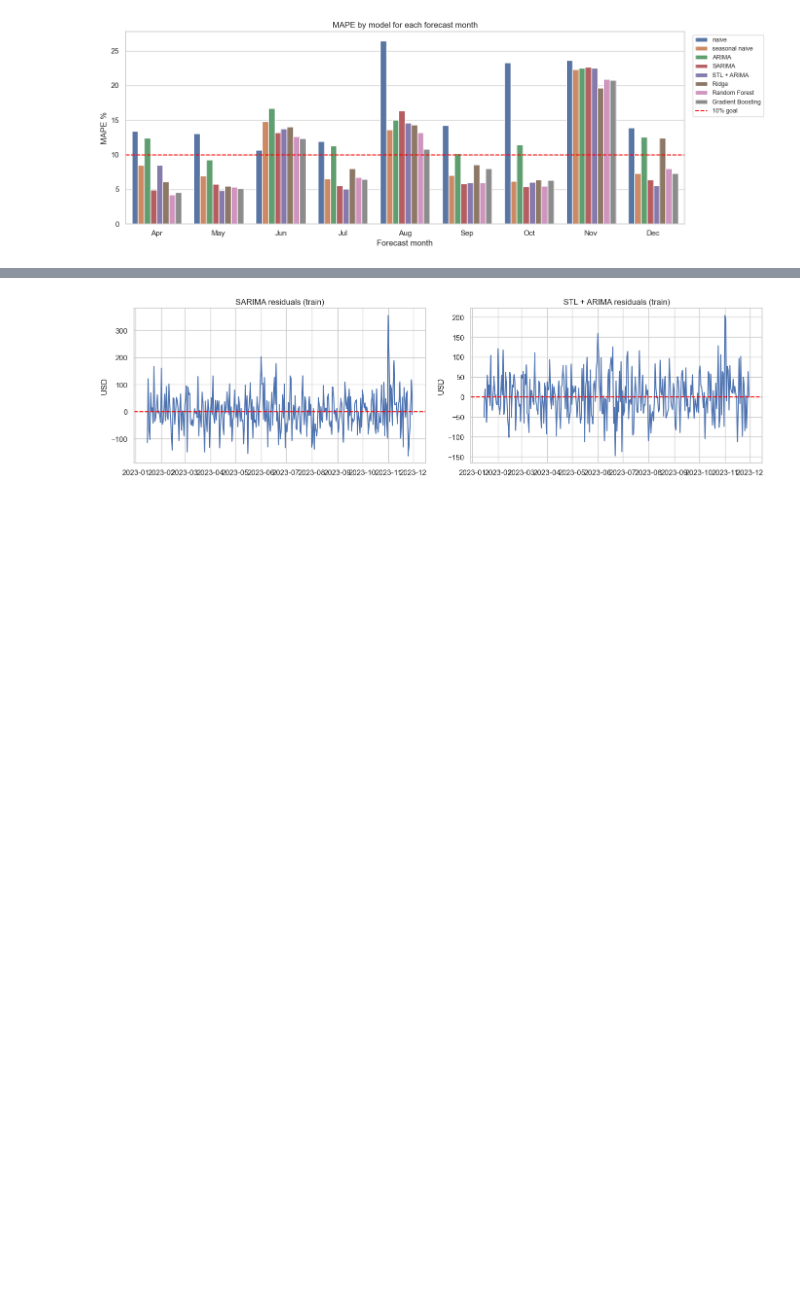
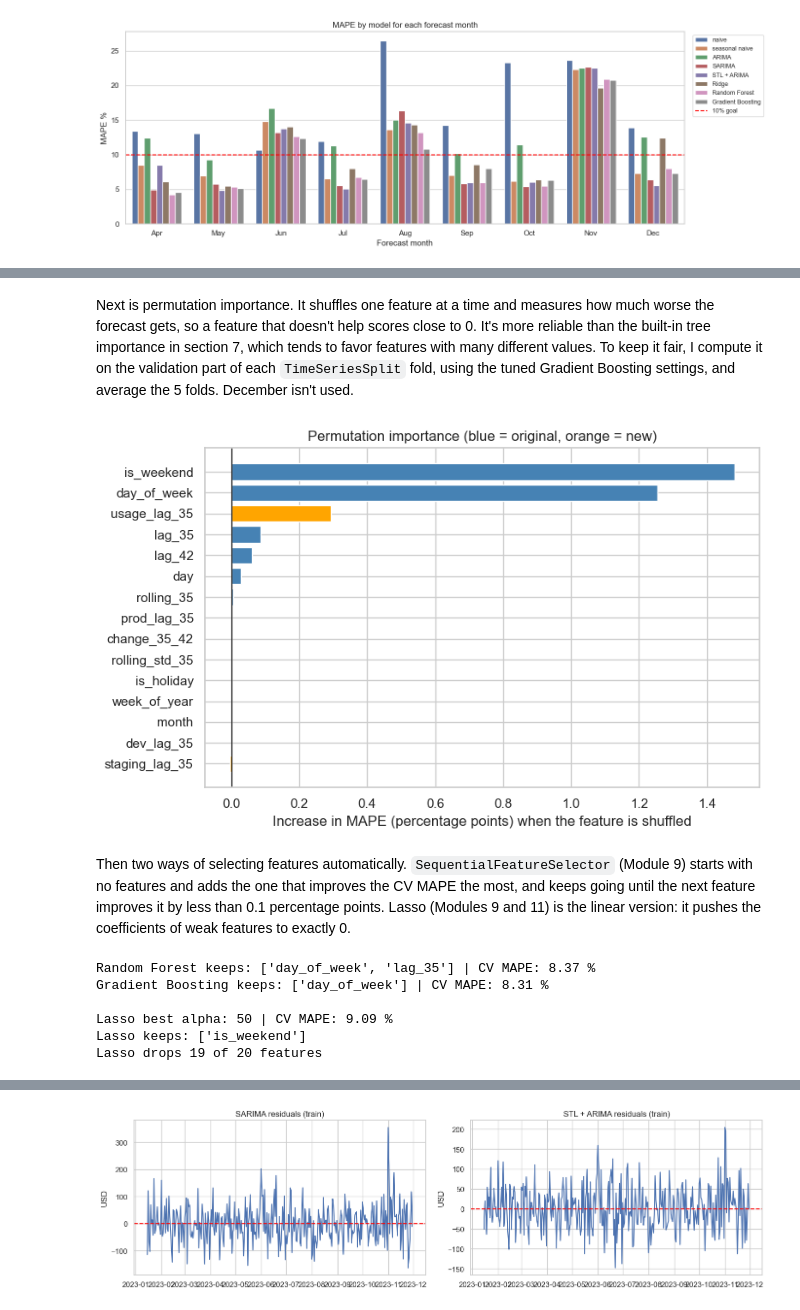
Before and after one commit to gowdilyan/cloud_cost_optimization, a Jupyter notebook: 2_cloud_cost_modeling.ipynb, the cells around one changed output, grey strips where cells are left out. Cells and saved outputs as stored; diff of their text form; code cells hidden in the pictures; blank space fills up the shorter version.

Commit message:
Address review feedback: tuning analysis, feature engineering and selection, XGBoost and Prophet, interactive dashboard

```diff
--- a/2_cloud_cost_modeling.ipynb
+++ b/2_cloud_cost_modeling.ipynb
@@ -401,0 +581,25 @@ plt.show()
+# %%
+holidays = pd.to_datetime(['2023-01-02', '2023-01-16', '2023-02-20', '2023-05-29',
+                           '2023-07-04', '2023-09-04', '2023-11-23', '2023-12-25'])
+env_daily = df.pivot_table(index='date', columns='environment', values='amortized_cost', aggfunc='sum').asfreq('D')
+usage_daily = df.groupby('date')['usage_quantity'].sum().asfreq('D')
+
+
+def make_more_features(series):
+    features = make_features(series)
+    features['week_of_year'] = features.index.isocalendar().week.astype(int)
+    features['is_holiday'] = features.index.isin(holidays).astype(int)
+    features['rolling_std_35'] = series.shift(35).rolling(7).std()
+    features['change_35_42'] = features['lag_35'] - features['lag_42']
+    for env in ['prod', 'staging', 'dev']:
+        features[env + '_lag_35'] = env_daily[env].shift(35)
+    features['usage_lag_35'] = usage_daily.shift(35)
+    return features
+
+
+features_more = make_more_features(daily).dropna()
+X_train_more = features_more[:'2023-11-30']
+X_test_more = features_more['2023-12-01':]
+original_cols = list(X_train.columns)
+print('original features:', len(original_cols), '| with the new ones:', features_more.shape[1])
+print('same training days as before:', X_train_more.index.equals(X_train.index))
@@ -401,0 +628,52 @@ plt.show()
+# %% [markdown]
+Next is permutation importance. It shuffles one feature at a time and measures how much worse the forecast gets, so a feature that doesn't help scores close to 0. It's more reliable than the built-in tree importance in section 7, which tends to favor features with many different values. To keep it fair, I compute it on the validation part of each `TimeSeriesSplit` fold, using the tuned Gradient Boosting settings, and average the 5 folds. December isn't used.
+# %%
+fold_importance = []
+for train_idx, val_idx in tscv.split(X_train_more):
+    model = clone(gb_grid.best_estimator_).fit(X_train_more.iloc[train_idx], y_train.iloc[train_idx])
+    result = permutation_importance(model, X_train_more.iloc[val_idx], y_train.iloc[val_idx],
+                                    scoring='neg_mean_absolute_percentage_error', n_repeats=10, random_state=42)
+    fold_importance.append(result.importances_mean * 100)    # in MAPE percentage points
+
+perm_importance = pd.Series(np.mean(fold_importance, axis=0), index=X_train_more.columns).sort_values()
+
+plt.figure(figsize=(8, 5))
+colors = ['steelblue' if col in original_cols else 'orange' for col in perm_importance.index]
+plt.barh(perm_importance.index, perm_importance.values, color=colors)
+plt.axvline(0, color='black', linewidth=0.8)
+plt.title('Permutation importance (blue = original, orange = new)')
+plt.xlabel('Increase in MAPE (percentage points) when the feature is shuffled')
+plt.tight_layout()
+plt.savefig('images/feature_importance.png', dpi=100)
+plt.show()
+# %% [output]
+[figure, added]
+# %% [markdown]
+Then two ways of selecting features automatically. `SequentialFeatureSelector` (Module 9) starts with no features and adds the one that improves the CV MAPE the most, and keeps going until the next feature improves it by less than 0.1 percentage points. Lasso (Modules 9 and 11) is the linear version: it pushes the coefficients of weak features to exactly 0.
+# %%
+for name, grid in [('Random Forest', rf_grid), ('Gradient Boosting', gb_grid)]:
+    sfs = SequentialFeatureSelector(clone(grid.best_estimator_), direction='forward', n_features_to_select='auto',
+                                    tol=0.001, cv=tscv, scoring='neg_mean_absolute_percentage_error')
+    sfs.fit(X_train_more, y_train)
+    selected = list(X_train_more.columns[sfs.get_support()])
+    score = -cross_val_score(clone(grid.best_estimator_), X_train_more[selected], y_train, cv=tscv,
+                             scoring='neg_mean_absolute_percentage_error').mean()
+    print(name, 'keeps:', selected, '| CV MAPE:', round(score * 100, 2), '%')
+
+features_more_linear = pd.get_dummies(features_more, columns=['day_of_week'], drop_first=True, dtype=int)
+lasso_grid = GridSearchCV(Pipeline([('scale', StandardScaler()), ('lasso', Lasso(max_iter=50000))]),
+                          param_grid={'lasso__alpha': [0.1, 1, 10, 50, 100, 200]},
+                          cv=tscv, scoring='neg_mean_absolute_percentage_error')
+lasso_grid.fit(features_more_linear[:'2023-11-30'], y_train)
+lasso_coef = pd.Series(lasso_grid.best_estimator_.named_steps['lasso'].coef_, index=features_more_linear.columns)
+print('\nLasso best alpha:', lasso_grid.best_params_['lasso__alpha'],
+      '| CV MAPE:', round(-lasso_grid.best_score_ * 100, 2), '%')
+print('Lasso keeps:', list(lasso_coef[lasso_coef != 0].index))
+print('Lasso drops', (lasso_coef == 0).sum(), 'of', len(lasso_coef), 'features')
+# %% [output]
+Random Forest keeps: ['day_of_week', 'lag_35'] | CV MAPE: 8.37 %
+Gradient Boosting keeps: ['day_of_week'] | CV MAPE: 8.31 %
+
+Lasso best alpha: 50 | CV MAPE: 9.09 %
+Lasso keeps: ['is_weekend']
+Lasso drops 19 of 20 features
```
Also changed, not shown: parts of 41 cells of this notebook, 9 other files.
